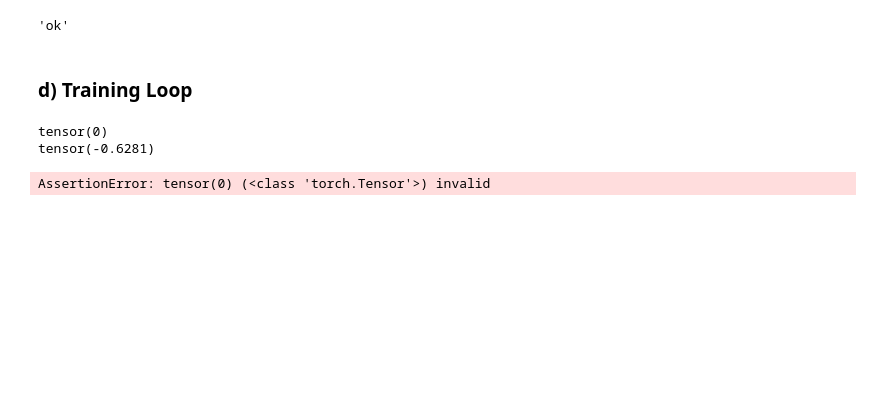
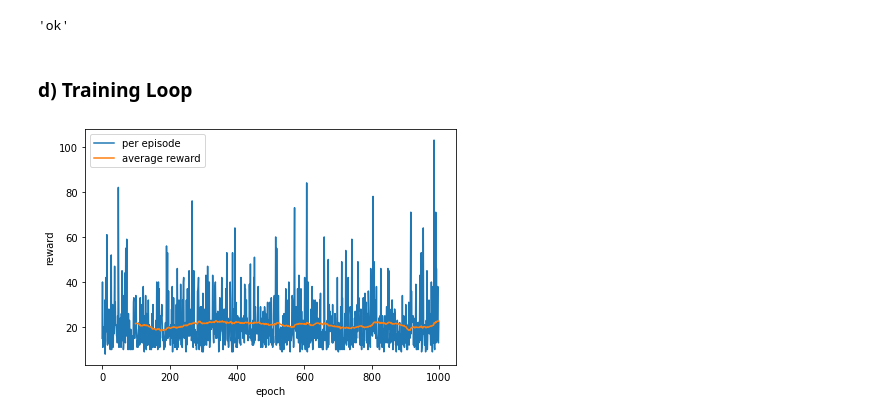
Before and after one commit to shubham-sharma3/RL_BPA2, a Jupyter notebook: tasks/reinforce.ipynb, the cells around one changed output. Drawn from its saved outputs; the diff is of its cells as text; code cells hidden in the pictures; blank space fills up the shorter version.

```diff
--- a/tasks/reinforce.ipynb
+++ b/tasks/reinforce.ipynb
@@ -82,12 +81,11 @@ def sample_action(probs):
         log_prob: Logarithm of the probability for sampling that action
     """
     # TODO Implement action sampling
-    m = torch.distributions.Categorical(probs)
-    action = m.sample()
-    log_prob = m.log_prob(action)
-
-
-    return action, log_prob
+    model = torch.distributions.Categorical(probs)
+    action = model.sample()
+    log_prob_action = model.log_prob(action)
+    # ************************
+    return action, log_prob_action
 # %%
 # Test code
 _test_action, _test_log_prob = sample_action(torch.tensor([1, 2, 3, 4]))
@@ -108,23 +106,21 @@ def estimate_return(rewards, gamma=0.99):
     """
     # TODO Implement return estimation
     returns = np.zeros_like(rewards)
-    rewards_len = len(rewards)
 
     Gtplus1 = 0
     # loop from 9 to 0
-    for i in reversed(range(rewards_len)):
+    for i in reversed(range(len(rewards))):
         # check if it is the first iteration
-        if i == rewards_len - 1:
+        if i == len(rewards) - 1:
             Gtplus1 = rewards[i]
             returns[i] = Gtplus1
             continue
 
         returns[i] = rewards[i] + gamma * Gtplus1
-
         Gtplus1 = returns[i]
 
-
     returns -= np.mean(returns)
-    returns/=np.std(returns)
+    #if len(returns) != 1:
+    returns /= np.std(returns)
 
     return returns
@@ -166,52 +157,50 @@ with tqdm(range(episodes)) as pbar:
             # ********************
             # TODO Sample action for current state
             prob = policy.forward(torch.tensor([state]))
-            action, log_prob = sample_action(prob.data[0])
-            print(action)
-            print(log_prob)
+            actionT, log_prob = sample_action(prob.data[0])
+
+            action = int(actionT)
+            #log_prob = float(log_probT)
 
             # ********************
             state, reward, done, _ = env.step(action)
 
             # Bookkeeping
             log_probs.append(log_prob)
             rewards.append(reward)
 
         total_rewards.append(sum(rewards))
-
         # ********************
         # TODO Compute loss
-
-        policy_loss = -log_prob*(estimate_return(total_rewards))
-
+        returns = estimate_return(rewards)
+        policy_loss = 0
+        for lp,r in zip(log_probs,returns):
+            policy_loss += (-lp*r)
+        policy_loss = policy_loss.clone().detach().requires_grad_(True) # WAY of casting into tensor
         # ********************
 
         # Update policy
         optimizer.zero_grad()
         policy_loss.backward()
         optimizer.step()
 
         # Print statistics
-        pbar.set_description(
-            f"Mean training reward {np.mean(total_rewards[-100:]):.02f}")
+        pbar.set_description(f"Mean training reward {np.mean(total_rewards[-100:]):.02f}")
 
 # Save model
 with open("solution/a2d.pt", "wb") as f:
     torch.save(policy, f)
 
 # Plot training
 plt.plot(total_rewards, label="per episode")
-plt.plot(pd.DataFrame(total_rewards).rolling(
-    100).mean(), label="average reward")
+plt.plot(pd.DataFrame(total_rewards).rolling(100).mean(), label="average reward")
 plt.xlabel("epoch")
 plt.ylabel("reward")
 plt.legend()
 plt.tight_layout()
 plt.savefig("solution/a2d.png")
 # %% [output]
-tensor(0)
-tensor(-0.6281)
-AssertionError: tensor(0) (<class 'torch.Tensor'>) invalid
+[figure, added]
 # %%
 # Test code
 policy.eval()  # Switch to evaluation mode
```
Also changed, not shown: parts of 3 cells of this notebook.
